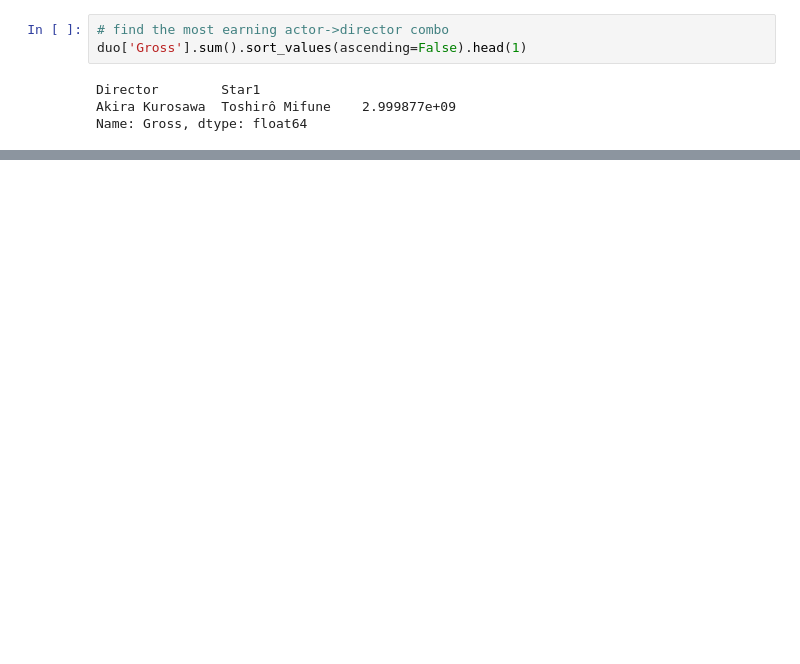
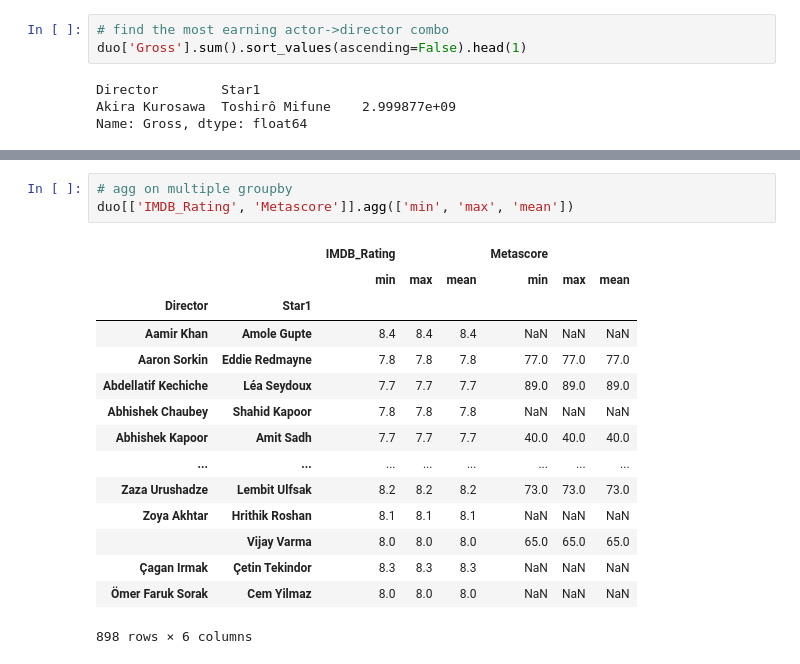
Before and after one commit to rabiuldiu30/Pandas-Groupby-Objects, a Jupyter notebook: groupby-objects.ipynb, the cells around one changed output, grey strips where cells are left out. Cells and saved outputs as stored; diff of their text form; blank space fills up the shorter version.

Commit message:
Add aggregation analysis for actor-director combos and best genre combinations based on Metascore

```diff
--- a/groupby-objects.ipynb
+++ b/groupby-objects.ipynb
@@ -432,0 +439,19 @@ Name: Gross, dtype: float64
+# %%
+# agg on multiple groupby
+duo[['IMDB_Rating', 'Metascore']].agg(['min', 'max', 'mean'])
+# %% [output]
+|  |  | IMDB_Rating |  |  | Metascore |  |  |
+|  |  | min | max | mean | min | max | mean |
+| Director | Star1 |  |  |  |  |  |  |
+| Aamir Khan | Amole Gupte | 8.4 | 8.4 | 8.4 | NaN | NaN | NaN |
+| Aaron Sorkin | Eddie Redmayne | 7.8 | 7.8 | 7.8 | 77.0 | 77.0 | 77.0 |
+| Abdellatif Kechiche | Léa Seydoux | 7.7 | 7.7 | 7.7 | 89.0 | 89.0 | 89.0 |
+| Abhishek Chaubey | Shahid Kapoor | 7.8 | 7.8 | 7.8 | NaN | NaN | NaN |
+| Abhishek Kapoor | Amit Sadh | 7.7 | 7.7 | 7.7 | 40.0 | 40.0 | 40.0 |
+| ... | ... | ... | ... | ... | ... | ... | ... |
+| Zaza Urushadze | Lembit Ulfsak | 8.2 | 8.2 | 8.2 | 73.0 | 73.0 | 73.0 |
+| Zoya Akhtar | Hrithik Roshan | 8.1 | 8.1 | 8.1 | NaN | NaN | NaN |
+|  | Vijay Varma | 8.0 | 8.0 | 8.0 | 65.0 | 65.0 | 65.0 |
+| Çagan Irmak | Çetin Tekindor | 8.3 | 8.3 | 8.3 | NaN | NaN | NaN |
+| Ömer Faruk Sorak | Cem Yilmaz | 8.0 | 8.0 | 8.0 | NaN | NaN | NaN |
+898 rows × 6 columns
```
Also changed, not shown: parts of 1 cell of this notebook.
